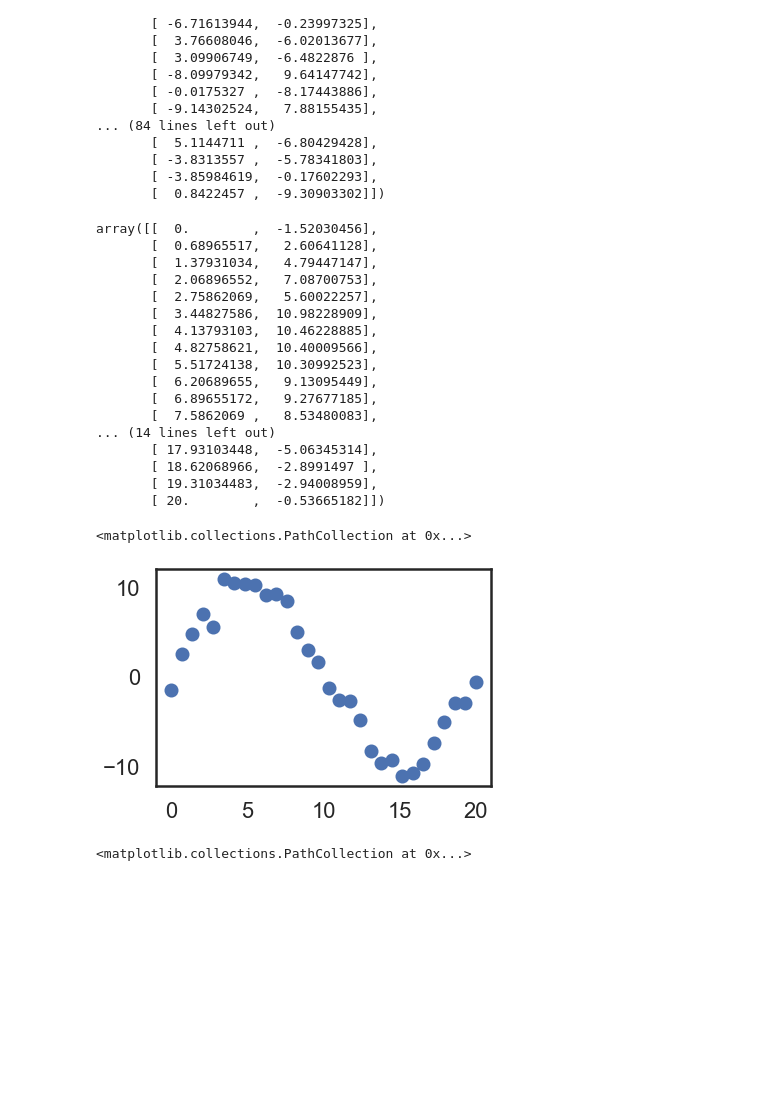
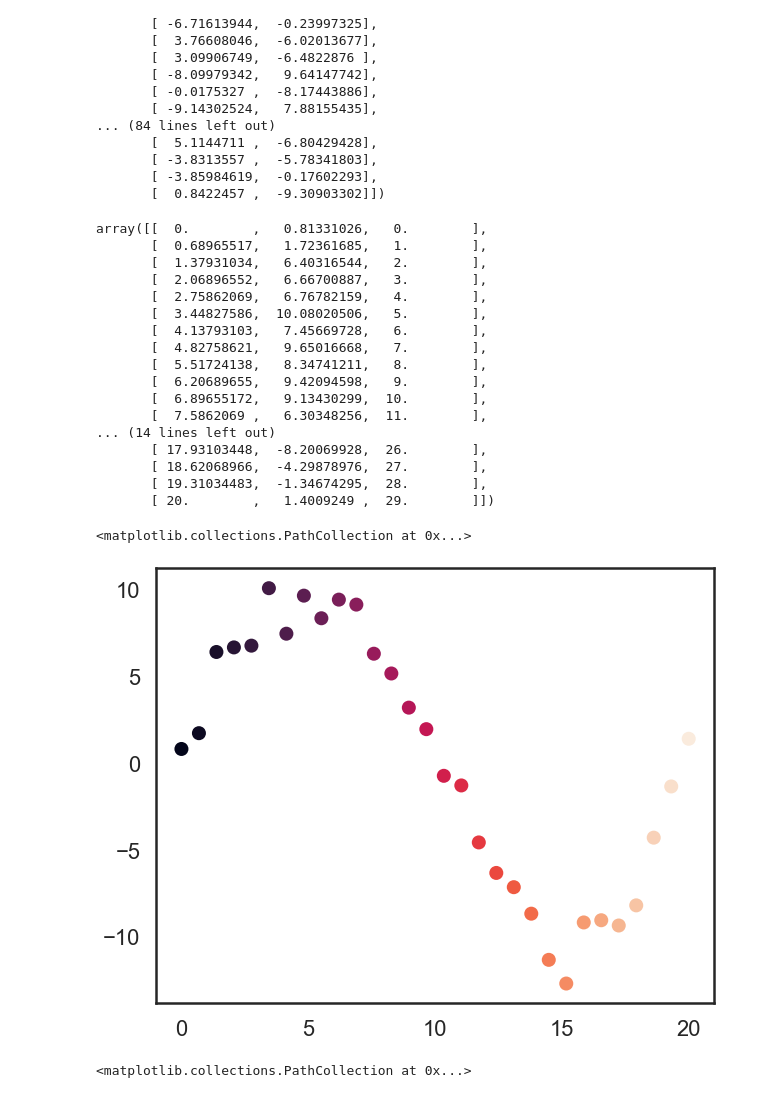
Before and after one commit to algoasylum/Pycon-UMAP, a Jupyter notebook: Open_Ball_Plot.ipynb, the cells around one changed output. Saved outputs shown, nothing was run; the diff lists cells and outputs as text; code cells hidden in the pictures; blank space fills up the shorter version.

Commit message:
Added Gradient to matplotlib plots

```diff
--- a/Open_Ball_Plot.ipynb
+++ b/Open_Ball_Plot.ipynb
@@ -47,35 +47,34 @@ x1 = np.linspace(0, 20, 30)
 x2 = 10*np.sin(2*np.pi*0.05*x1)
 noise = np.random.normal(0,1,30)
 x2= x2+noise
+data= []
+for i in range(0,30):
+    data.append([x1[i],x2[i],i])
+data = np.array(data)
+data
+# %% [output]
+array([[  0.        ,   0.81331026,   0.        ],
+       [  0.68965517,   1.72361685,   1.        ],
+       [  1.37931034,   6.40316544,   2.        ],
+       [  2.06896552,   6.66700887,   3.        ],
+       [  2.75862069,   6.76782159,   4.        ],
+       [  3.44827586,  10.08020506,   5.        ],
+       [  4.13793103,   7.45669728,   6.        ],
+       [  4.82758621,   9.65016668,   7.        ],
+       [  5.51724138,   8.34741211,   8.        ],
+       [  6.20689655,   9.42094598,   9.        ],
+       [  6.89655172,   9.13430299,  10.        ],
+       [  7.5862069 ,   6.30348256,  11.        ],
+... (14 lines left out)
+       [ 17.93103448,  -8.20069928,  26.        ],
+       [ 18.62068966,  -4.29878976,  27.        ],
+       [ 19.31034483,  -1.34674295,  28.        ],
+       [ 20.        ,   1.4009249 ,  29.        ]])
-# %%
-data= []
-for i in range(0,30):
-    data.append([x1[i],x2[i]])
-data = np.array(data)
-data
-# %% [output]
-array([[  0.        ,  -1.52030456],
-       [  0.68965517,   2.60641128],
-       [  1.37931034,   4.79447147],
-       [  2.06896552,   7.08700753],
-       [  2.75862069,   5.60022257],
-       [  3.44827586,  10.98228909],
-       [  4.13793103,  10.46228885],
-       [  4.82758621,  10.40009566],
-       [  5.51724138,  10.30992523],
-       [  6.20689655,   9.13095449],
-       [  6.89655172,   9.27677185],
-       [  7.5862069 ,   8.53480083],
-... (14 lines left out)
-       [ 17.93103448,  -5.06345314],
-       [ 18.62068966,  -2.8991497 ],
-       [ 19.31034483,  -2.94008959],
-       [ 20.        ,  -0.53665182]])
 # %%
-plt.scatter(data[:,0],data[:,1])
+plt.scatter(data[:,0],data[:,1],c= data[:,2])
 # %% [output]
 <matplotlib.collections.PathCollection at 0x...>
-[figure, old version]
+[figure, new version]
 # %%
 plt.scatter(data1[:,0],data1[:,1],c=y)
 # %% [output]
```
Also changed, not shown: parts of 16 cells of this notebook.
